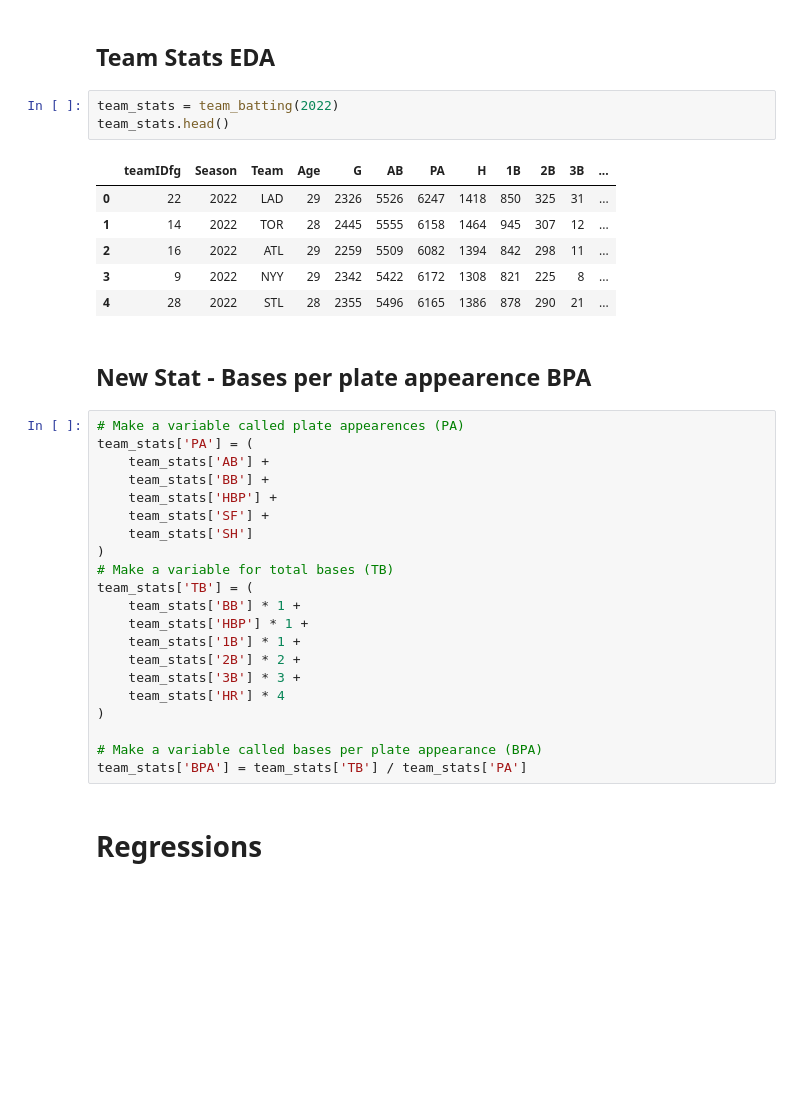
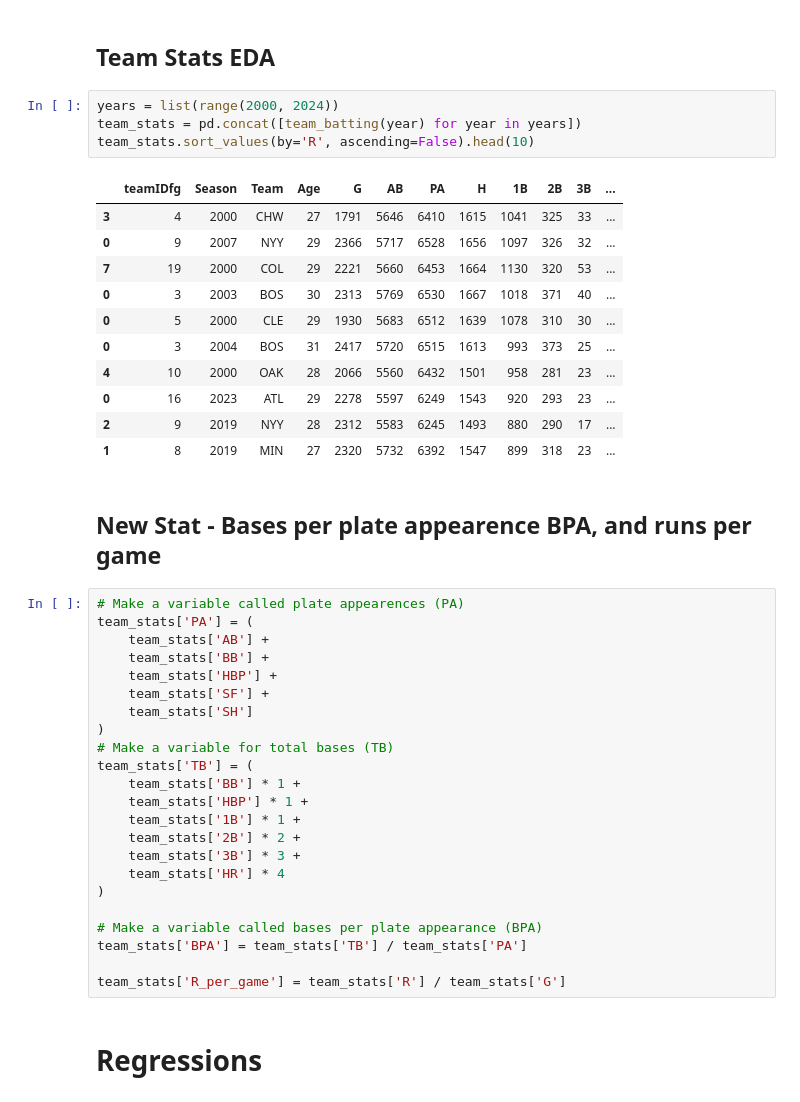
Before and after one commit to dstrick17/baseball, a Jupyter notebook: baseball.ipynb, the cells around one changed output. Saved outputs shown, nothing was run; the diff lists cells and outputs as text; blank space fills up the shorter version.

```diff
--- a/baseball.ipynb
+++ b/baseball.ipynb
@@ -134,18 +134,24 @@ Gathering Player Data
 4     single
 # %% [markdown]
 ## Team Stats EDA
-# %%
-team_stats = team_batting(2022)
-team_stats.head()
-# %% [output]
-|  | teamIDfg | Season | Team | Age | G | AB | PA | H | 1B | 2B | 3B | ... |
-| 0 | 22 | 2022 | LAD | 29 | 2326 | 5526 | 6247 | 1418 | 850 | 325 | 31 | ... |
-| 1 | 14 | 2022 | TOR | 28 | 2445 | 5555 | 6158 | 1464 | 945 | 307 | 12 | ... |
-| 2 | 16 | 2022 | ATL | 29 | 2259 | 5509 | 6082 | 1394 | 842 | 298 | 11 | ... |
-| 3 | 9 | 2022 | NYY | 29 | 2342 | 5422 | 6172 | 1308 | 821 | 225 | 8 | ... |
-| 4 | 28 | 2022 | STL | 28 | 2355 | 5496 | 6165 | 1386 | 878 | 290 | 21 | ... |
+# %%
+years = list(range(2000, 2024))
+team_stats = pd.concat([team_batting(year) for year in years])
+team_stats.sort_values(by='R', ascending=False).head(10)
+# %% [output]
+|  | teamIDfg | Season | Team | Age | G | AB | PA | H | 1B | 2B | 3B | ... |
+| 3 | 4 | 2000 | CHW | 27 | 1791 | 5646 | 6410 | 1615 | 1041 | 325 | 33 | ... |
+| 0 | 9 | 2007 | NYY | 29 | 2366 | 5717 | 6528 | 1656 | 1097 | 326 | 32 | ... |
+| 7 | 19 | 2000 | COL | 29 | 2221 | 5660 | 6453 | 1664 | 1130 | 320 | 53 | ... |
+| 0 | 3 | 2003 | BOS | 30 | 2313 | 5769 | 6530 | 1667 | 1018 | 371 | 40 | ... |
+| 0 | 5 | 2000 | CLE | 29 | 1930 | 5683 | 6512 | 1639 | 1078 | 310 | 30 | ... |
+| 0 | 3 | 2004 | BOS | 31 | 2417 | 5720 | 6515 | 1613 | 993 | 373 | 25 | ... |
+| 4 | 10 | 2000 | OAK | 28 | 2066 | 5560 | 6432 | 1501 | 958 | 281 | 23 | ... |
+| 0 | 16 | 2023 | ATL | 29 | 2278 | 5597 | 6249 | 1543 | 920 | 293 | 23 | ... |
+| 2 | 9 | 2019 | NYY | 28 | 2312 | 5583 | 6245 | 1493 | 880 | 290 | 17 | ... |
+| 1 | 8 | 2019 | MIN | 27 | 2320 | 5732 | 6392 | 1547 | 899 | 318 | 23 | ... |
 # %% [markdown]
-## New Stat - Bases per plate appearence BPA
+## New Stat - Bases per plate appearence BPA, and runs per game
 # %%
 # Make a variable called plate appearences (PA)
 team_stats['PA'] = (
@@ -167,6 +173,8 @@ team_stats['TB'] = (
 
 # Make a variable called bases per plate appearance (BPA)
 team_stats['BPA'] = team_stats['TB'] / team_stats['PA']
+
+team_stats['R_per_game'] = team_stats['R'] / team_stats['G']
 # %% [markdown]
 # Regressions
 # %% [markdown]
```
Also changed, not shown: parts of 5 cells of this notebook.
